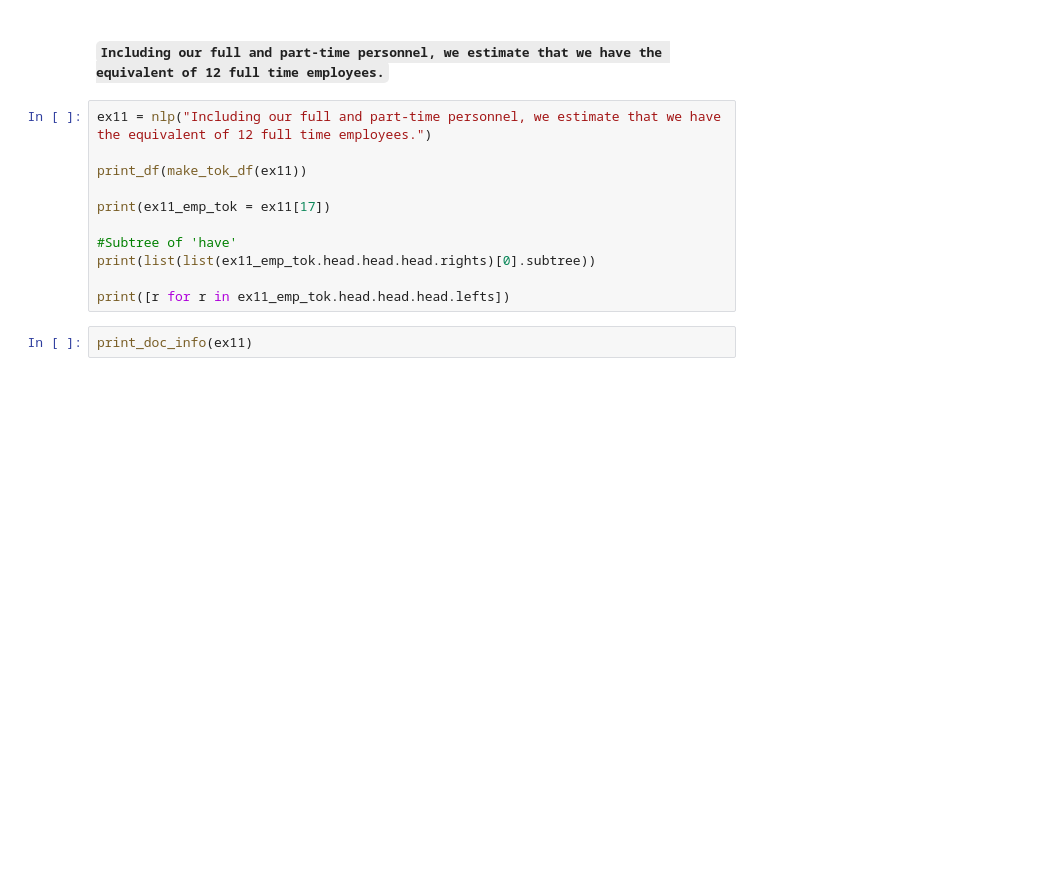
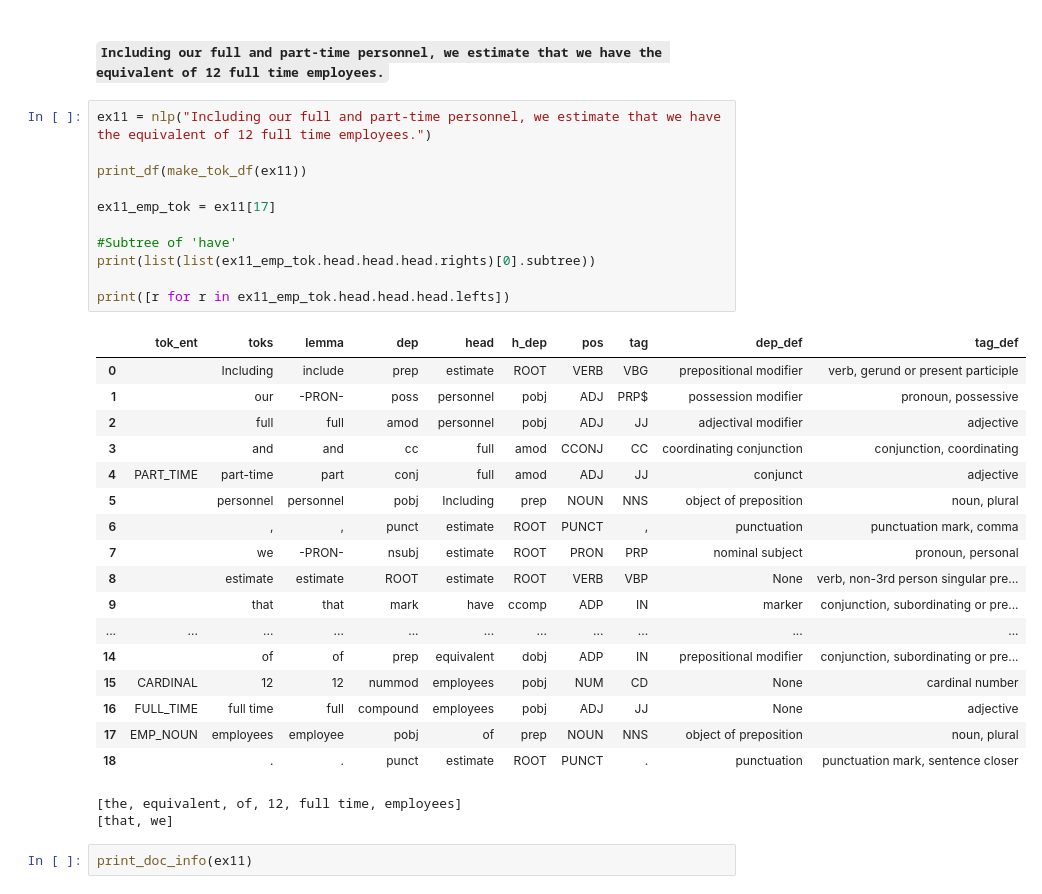
Before and after one commit to JarrodAJ/sec_employee_information_extraction, a Jupyter notebook: 4_Define_SpaCy_NER.ipynb, the cells around one changed output. Cells and saved outputs as stored; diff of their text form; blank space fills up the shorter version.

```diff
--- a/4_Define_SpaCy_NER.ipynb
+++ b/4_Define_SpaCy_NER.ipynb
@@ -3020,14 +3171,34 @@ Root is at 1 steps from employees.
 # %%
 ex11 = nlp("Including our full and part-time personnel, we estimate that we have the equivalent of 12 full time employees.")
 
 print_df(make_tok_df(ex11))
 
-print(ex11_emp_tok = ex11[17])
+ex11_emp_tok = ex11[17]
 
 #Subtree of 'have'
 print(list(list(ex11_emp_tok.head.head.head.rights)[0].subtree))
 
 print([r for r in ex11_emp_tok.head.head.head.lefts])
+# %% [output]
+|  | tok_ent | toks | lemma | dep | head | h_dep | pos | tag | dep_def | tag_def |
+| 0 |  | Including | include | prep | estimate | ROOT | VERB | VBG | prepositional modifier | verb, gerund or present participle |
+| 1 |  | our | -PRON- | poss | personnel | pobj | ADJ | PRP$ | possession modifier | pronoun, possessive |
+| 2 |  | full | full | amod | personnel | pobj | ADJ | JJ | adjectival modifier | adjective |
+| 3 |  | and | and | cc | full | amod | CCONJ | CC | coordinating conjunction | conjunction, coordinating |
+| 4 | PART_TIME | part-time | part | conj | full | amod | ADJ | JJ | conjunct | adjective |
+| 5 |  | personnel | personnel | pobj | Including | prep | NOUN | NNS | object of preposition | noun, plural |
+| 6 |  | , | , | punct | estimate | ROOT | PUNCT | , | punctuation | punctuation mark, comma |
+| 7 |  | we | -PRON- | nsubj | estimate | ROOT | PRON | PRP | nominal subject | pronoun, personal |
+| 8 |  | estimate | estimate | ROOT | estimate | ROOT | VERB | VBP | None | verb, non-3rd person singular pre... |
+| 9 |  | that | that | mark | have | ccomp | ADP | IN | marker | conjunction, subordinating or pre... |
+| ... | ... | ... | ... | ... | ... | ... | ... | ... | ... | ... |
+| 14 |  | of | of | prep | equivalent | dobj | ADP | IN | prepositional modifier | conjunction, subordinating or pre... |
+| 15 | CARDINAL | 12 | 12 | nummod | employees | pobj | NUM | CD | None | cardinal number |
+| 16 | FULL_TIME | full time | full | compound | employees | pobj | ADJ | JJ | None | adjective |
+| 17 | EMP_NOUN | employees | employee | pobj | of | prep | NOUN | NNS | object of preposition | noun, plural |
+| 18 |  | . | . | punct | estimate | ROOT | PUNCT | . | punctuation | punctuation mark, sentence closer |
+[the, equivalent, of, 12, full time, employees]
+[that, we]
 # %%
 print_doc_info(ex11)
 # %% [output]
```
Also changed, not shown: parts of 70 cells of this notebook.
